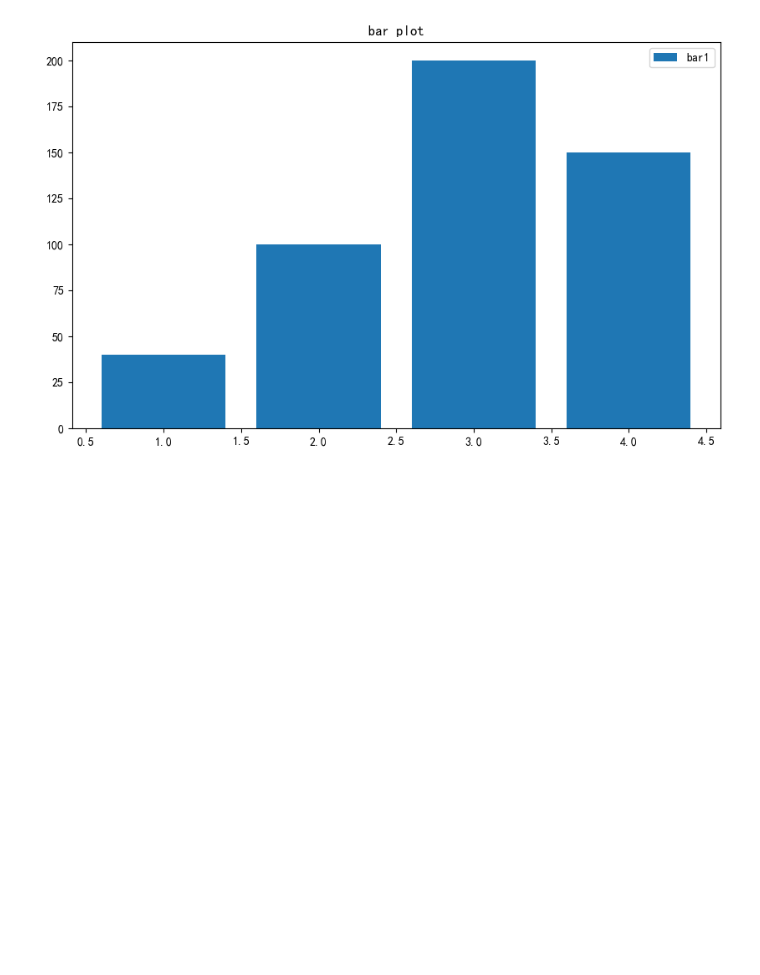
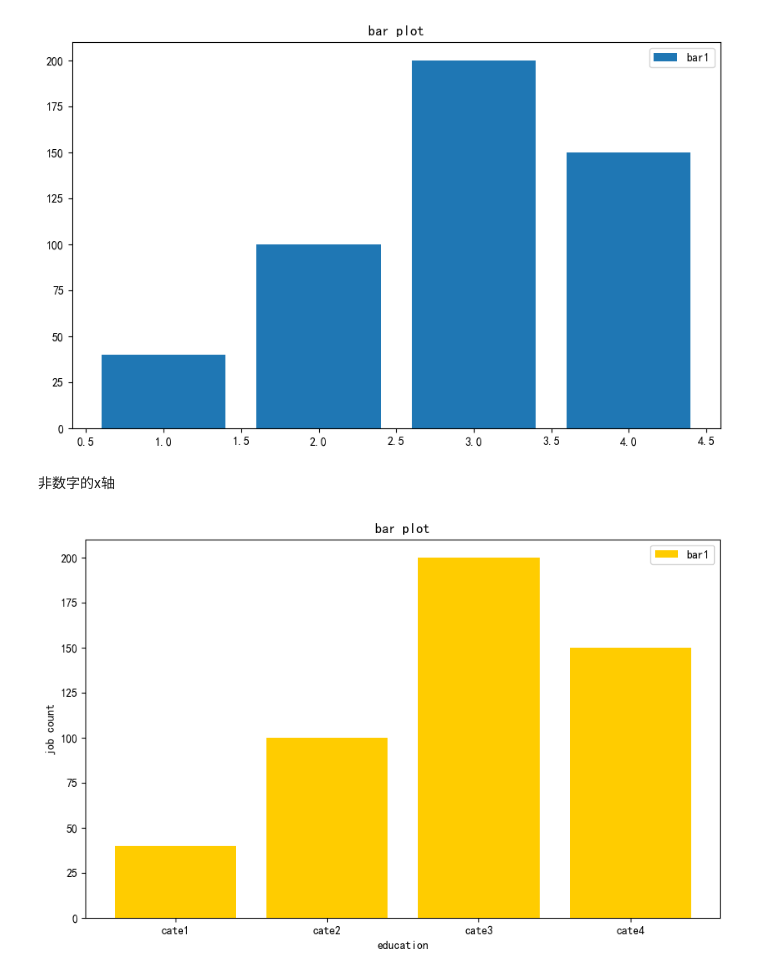
Before and after one commit to StarboyDx/AI_Learning_notes, a Jupyter notebook: notebooks/Matplotlib/Matplotlib02_CommonGraphs.ipynb, the cells around one changed output. Saved outputs shown, nothing was run; the diff lists cells and outputs as text; code cells hidden in the pictures; blank space fills up the shorter version.

```diff
--- a/notebooks/Matplotlib/Matplotlib02_CommonGraphs.ipynb
+++ b/notebooks/Matplotlib/Matplotlib02_CommonGraphs.ipynb
@@ -96,3 +100,28 @@ plt.legend()
 plt.show()
 # %% [output]
 [figure]
+# %% [markdown]
+非数字的x轴
+# %%
+# 1.构建画布
+plt.figure(figsize = (10, 6))
+
+# 2.数据
+#x1 = [1, 2, 3, 4]
+x = ['cate1', 'cate2', 'cate3', 'cate4']
+height = [40, 100, 200, 150]
+
+
+# 3.绘制
+plt.bar(x, height, label = 'bar1', color = '#ffcc00')
+
+# 4.辅助对象
+plt.title('bar plot')
+plt.xlabel('education')
+plt.ylabel('job count')
+
+# 5.显示
+plt.legend()
+plt.show()
+# %% [output]
+[figure, added]
```
Also changed, not shown: parts of 33 cells of this notebook, 39 other files.
